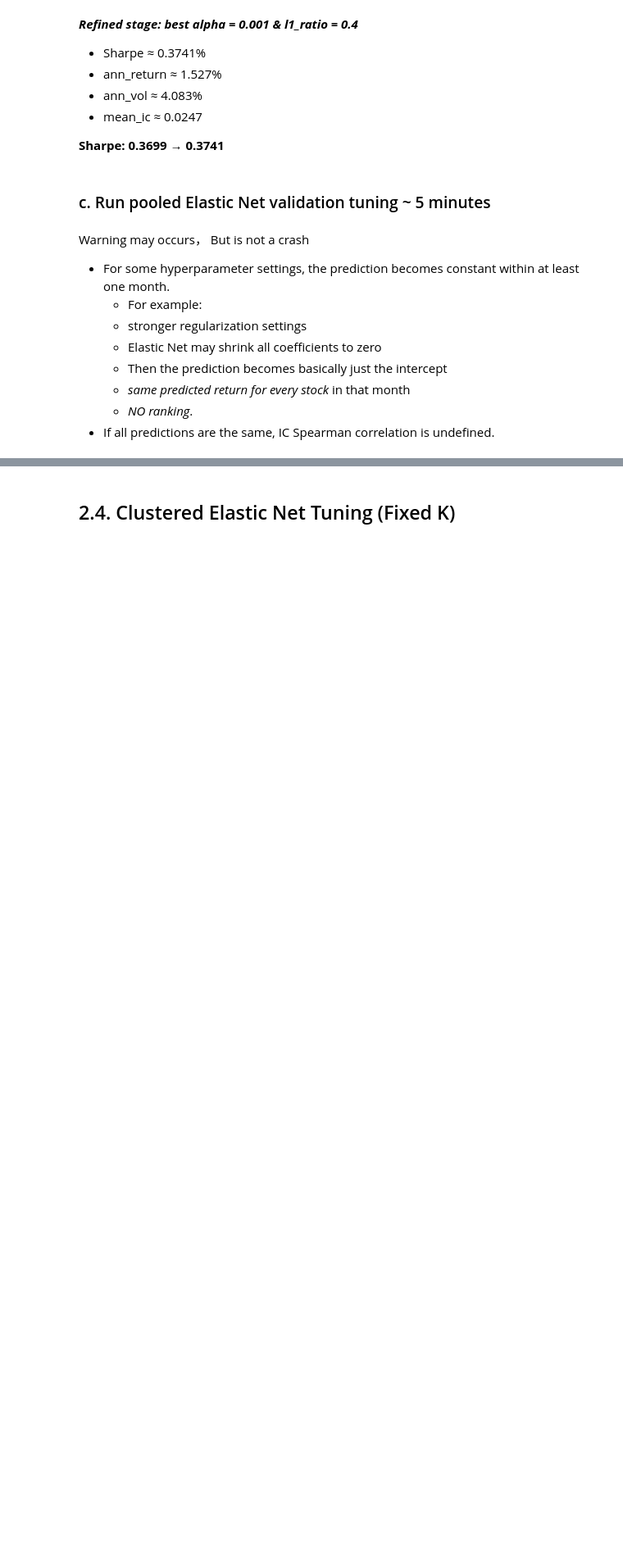
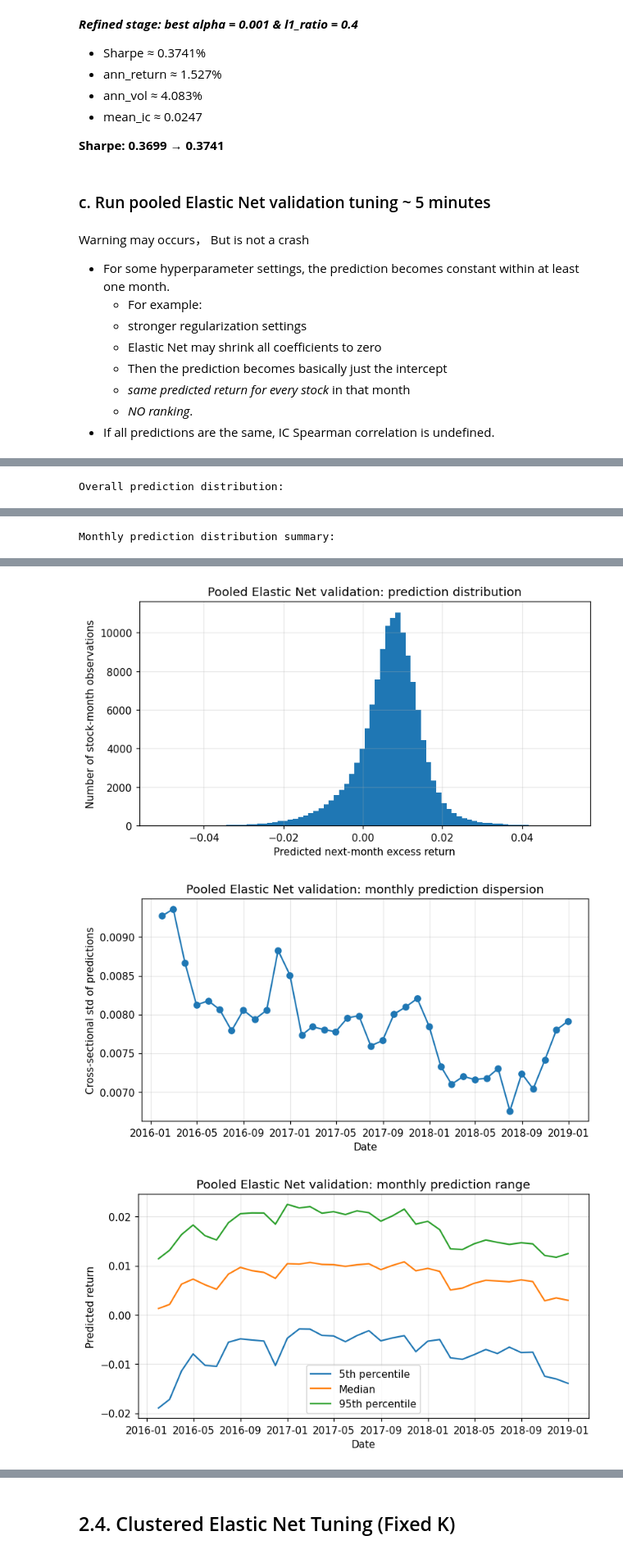
Before and after one commit to JackyJacky1029/FINA-4713-Group-9-Project, a Jupyter notebook: jkp_project.ipynb, the cells around one changed output, grey strips where cells are left out. Shown at 82% size. Saved outputs shown, nothing was run; the diff lists cells and outputs as text; code cells hidden in the pictures; blank space fills up the shorter version.

```diff
--- a/jkp_project.ipynb
+++ b/jkp_project.ipynb
@@ -2948,0 +2334,21 @@ Name: y_pred, dtype: float64
+# %%
+best_pooled_key = (
+    alpha_pooled_star,
+    l1_ratio_pooled_star
+)
+
+pooled_valid_pred = pooled_enet_outputs[best_pooled_key]["predictions"]
+pooled_valid_pf_returns = pooled_enet_outputs[best_pooled_key]["portfolio_returns"]
+pooled_valid_monthly_ic = pooled_enet_outputs[best_pooled_key]["monthly_ic"]
+pooled_valid_weights = pooled_enet_outputs[best_pooled_key]["weights"]
+
+print("Selected pooled validation outputs:")
+print("Prediction shape:", pooled_valid_pred.shape)
+print("Number of portfolio months:", len(pooled_valid_pf_returns))
+print("Selected portfolio rule:", portfolio_rule_star)
+print("Max absolute weight cap:", max_abs_weight_star)
+
+display(pooled_valid_pred.head())
+display(pooled_valid_pf_returns.head())
+display(pooled_valid_monthly_ic.head())
+display(pooled_valid_weights.head())
@@ -2948,0 +2389,25 @@ Name: y_pred, dtype: float64
+# %%
+# ------------------------------------------------------------
+# Diagnostic 1: prediction distribution
+# ------------------------------------------------------------
+
+overall_pred_summary, monthly_pred_summary = summarize_prediction_distribution(
+    pred_df=pooled_valid_pred,
+    pred_col="y_pred",
+    date_col="eom"
+)
+
+print("Overall prediction distribution:")
+display(overall_pred_summary)
+
+print("Monthly prediction distribution summary:")
+display(monthly_pred_summary.describe())
+
+plot_prediction_distribution(
+    pred_df=pooled_valid_pred,
+    pred_col="y_pred",
+    date_col="eom",
+    title_prefix="Pooled Elastic Net validation"
+)
+# %% [output]
+Overall prediction distribution:
@@ -2948,0 +2427 @@ Name: y_pred, dtype: float64
+Monthly prediction distribution summary:
@@ -2948,0 +2437,3 @@ Name: y_pred, dtype: float64
+[figure, added]
+[figure, added]
+[figure, added]
```
Also changed, not shown: parts of 55 cells of this notebook.
